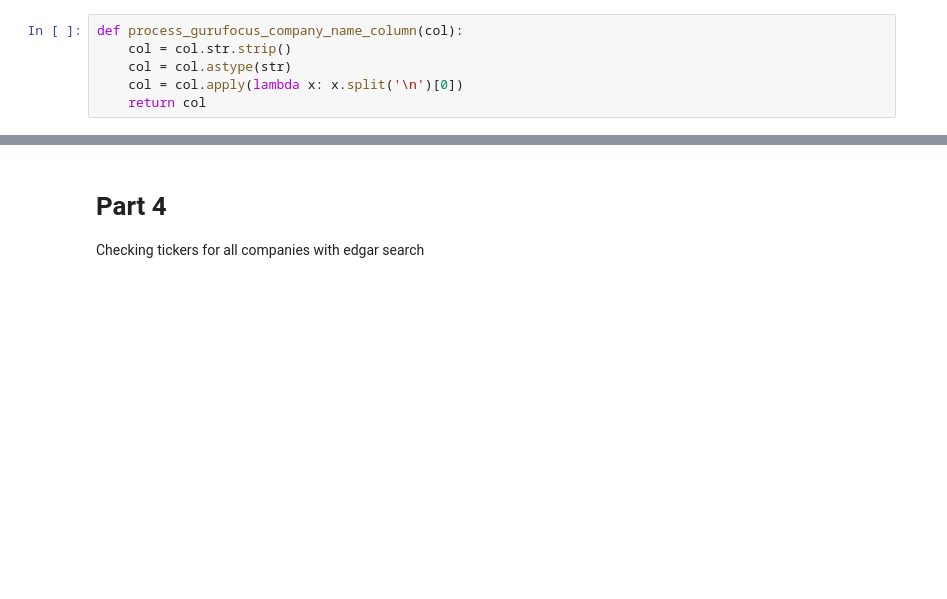
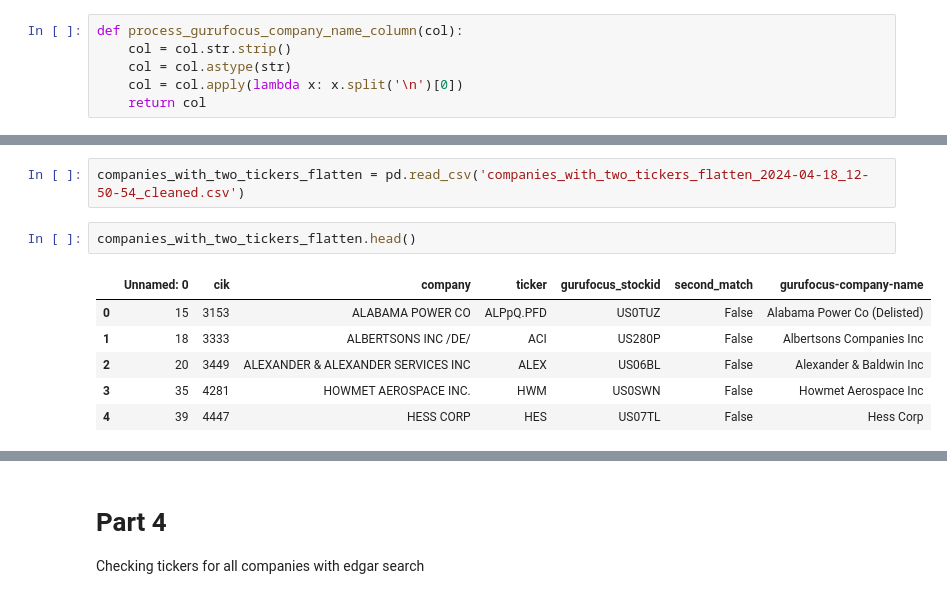
Before and after one commit to grepoz/bankruptcy-prophet, a Jupyter notebook: dataset/ecl-insight.ipynb, the cells around one changed output, grey strips where cells are left out. Saved outputs shown, nothing was run; the diff lists cells and outputs as text; blank space fills up the shorter version.

```diff
--- a/dataset/ecl-insight.ipynb
+++ b/dataset/ecl-insight.ipynb
@@ -672,0 +736,11 @@ print(companies_with_two_tickers_flatten.head(10))
+# %%
+companies_with_two_tickers_flatten = pd.read_csv('companies_with_two_tickers_flatten_2024-04-18_12-50-54_cleaned.csv')
+# %%
+companies_with_two_tickers_flatten.head()
+# %% [output]
+|  | Unnamed: 0 | cik | company | ticker | gurufocus_stockid | second_match | gurufocus-company-name |
+| 0 | 15 | 3153 | ALABAMA POWER CO | ALPpQ.PFD | US0TUZ | False | Alabama Power Co (Delisted) |
+| 1 | 18 | 3333 | ALBERTSONS INC /DE/ | ACI | US280P | False | Albertsons Companies Inc |
+| 2 | 20 | 3449 | ALEXANDER & ALEXANDER SERVICES INC | ALEX | US06BL | False | Alexander & Baldwin Inc |
+| 3 | 35 | 4281 | HOWMET AEROSPACE INC. | HWM | US0SWN | False | Howmet Aerospace Inc |
+| 4 | 39 | 4447 | HESS CORP | HES | US07TL | False | Hess Corp |
```
Also changed, not shown: parts of 23 cells of this notebook, 5 other files.
